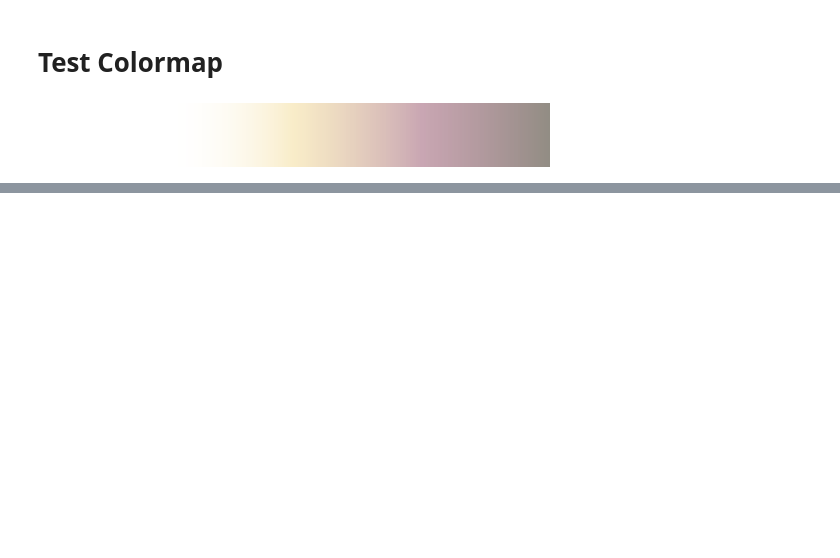
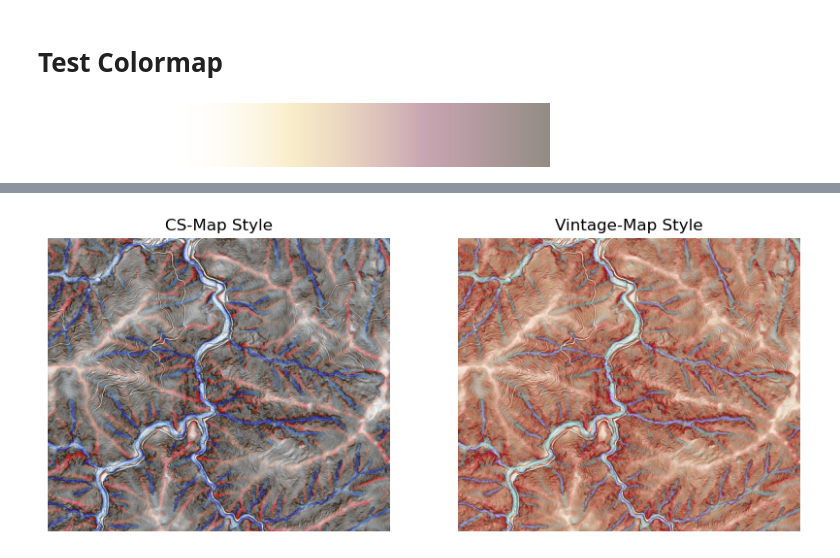
Before and after one commit to shingo405nagano/generating_topoglaphic_maps, a Jupyter notebook: create_map.ipynb, the cells around one changed output, grey strips where cells are left out. Saved outputs shown, nothing was run; the diff lists cells and outputs as text; code cells hidden in the pictures; blank space fills up the shorter version.

```diff
--- a/create_map.ipynb
+++ b/create_map.ipynb
@@ -11,13 +11,14 @@ import numpy as np
 import scipy.ndimage
 gdal.UseExceptions()
 
-from apps.colors import Blue2RedColorMaps, VintageColorMaps, Coloring
+from apps.colors import CsColorMaps, VintageColorMaps, Coloring
 from apps.parts import process
 from apps.mapper import (
-    SlopeOptions, TriOptions, TpiOptions, HillshadeOptions
+    SlopeOptions, TriOptions, TpiOptions, HillshadeOptions,
+    composite_images, save_image_rgba
 )
 from apps.kernels import Kernels
 
-b2r_cmaps = Blue2RedColorMaps()
+cs_cmaps = CsColorMaps()
 vintage_cmaps = VintageColorMaps()
 coloring = Coloring()
@@ -94 +67,11 @@ composite_img = Image.alpha_composite(composite_img, slope_img)
+# %%
+slope_img = slope_options.to_slope_img(org_dst)
+
+tpi_img = tpi_options.to_tpi_img(org_dst)
+
+tri_img = tri_options.to_tri_img(org_dst)
+
+hillshade_img = hillshade_options.to_hillshade_img(org_dst)
+
+composited_img = composite_images(slope_img, tpi_img, tri_img, hillshade_img)
 # %%
@@ -199,0 +174,13 @@ Image.fromarray(show_img).save(os.path.join(dirname, 'CS_Map__Img.jpg'), 'JPEG',
+# %%
+from matplotlib import pyplot as plt
+imgs = [
+    plt.imread(r'./views/CS_Map__Img.jpg'),
+    plt.imread(r'./views/Vintage_Map__Img.jpg'),
+]
+fig, ax = plt.subplots(1, 2, figsize=(10, 5))
+for i, (img, title) in enumerate(zip(imgs, ['CS-Map Style', 'Vintage-Map Style'])):
+    ax[i].imshow(img)
+    ax[i].set_title(title)
+    ax[i].axis('off')
+# %% [output]
+[figure, added]
```
Also changed, not shown: parts of 17 cells of this notebook, 7 other files.
